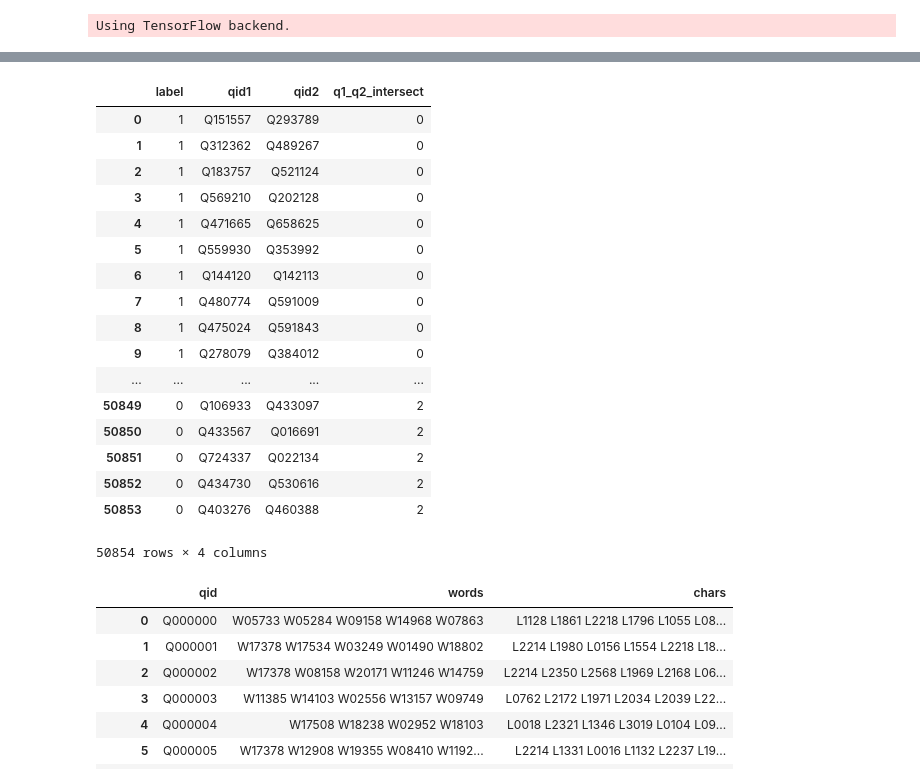
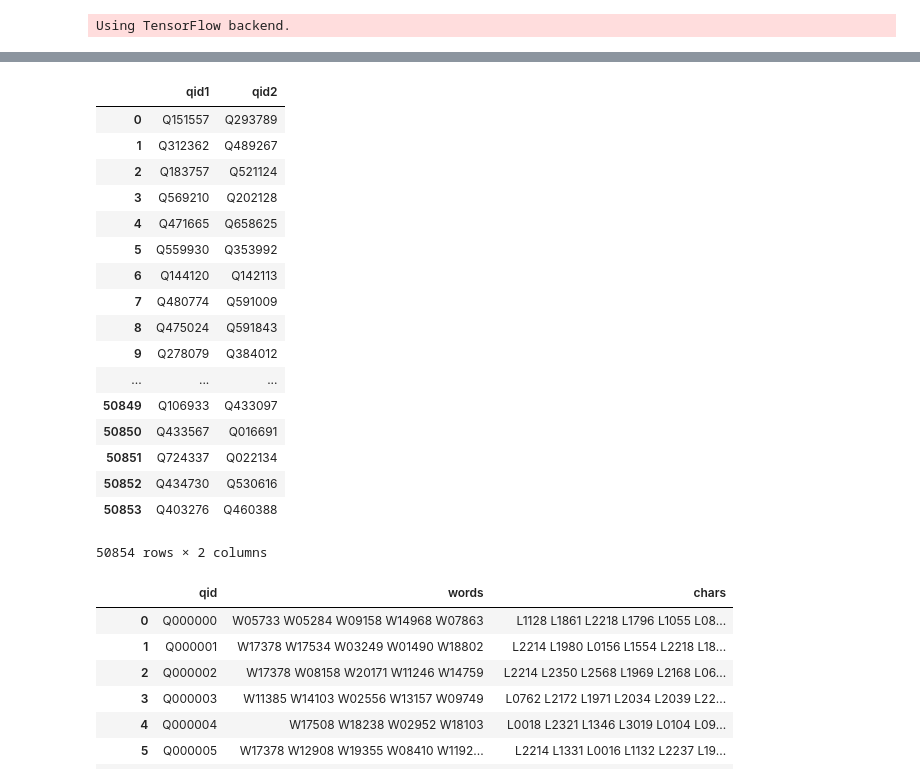
Before and after one commit to IceFlameWorm/qpair, a Jupyter notebook: preprocessing/add_vectors_to_kn_sampled.ipynb, the cells around one changed output, grey strips where cells are left out. Drawn from its saved outputs; the diff is of its cells as text; code cells hidden in the pictures.

```diff
--- a/preprocessing/add_vectors_to_kn_sampled.ipynb
+++ b/preprocessing/add_vectors_to_kn_sampled.ipynb
@@ -14,9 +14,10 @@ from keras.preprocessing.sequence import pad_sequences
 # %% [output]
 Using TensorFlow backend.
 # %%
-KN_PAIRS_SAMPLED_PATH = '/root/mounted/datasets/data_0521/intermediate/'
-KN_PAIRS_SAMPLED_TRAIN_CSV = os.path.join(KN_PAIRS_SAMPLED_PATH, 'kn_train_test_pairs_sampled_train.csv')
-KN_PAIRS_SAMPLED_TEST_CSV = os.path.join(KN_PAIRS_SAMPLED_PATH, 'kn_train_test_pairs_sampled_test.csv')
+# KN_PAIRS_SAMPLED_PATH = '/root/mounted/datasets/data_0521/intermediate/'
+KN_PAIRS_SAMPLED_PATH = '/root/mounted/datasets/data_0523/publish/'
+KN_PAIRS_SAMPLED_TRAIN_CSV = os.path.join(KN_PAIRS_SAMPLED_PATH, 'train.csv')
+KN_PAIRS_SAMPLED_TEST_CSV = os.path.join(KN_PAIRS_SAMPLED_PATH, 'test.csv')
 # %%
 kn_pairs_sampled_train = pd.read_csv(KN_PAIRS_SAMPLED_TRAIN_CSV)
 kn_pairs_sampled_train
@@ -86,25 +88,26 @@ kn_pairs_sampled_test
 # %%
-kn_pairs_sampled_test.columns = ['label', 'qid1', 'qid2', 'q1_q2_intersect']
+# kn_pairs_sampled_test.columns = ['label', 'qid1', 'qid2', 'q1_q2_intersect']
+kn_pairs_sampled_test.columns = [ 'qid1', 'qid2']
 kn_pairs_sampled_test
 # %% [output]
-|  | label | qid1 | qid2 | q1_q2_intersect |
-| 0 | 1 | Q151557 | Q293789 | 0 |
-| 1 | 1 | Q312362 | Q489267 | 0 |
-| 2 | 1 | Q183757 | Q521124 | 0 |
-| 3 | 1 | Q569210 | Q202128 | 0 |
-| 4 | 1 | Q471665 | Q658625 | 0 |
-| 5 | 1 | Q559930 | Q353992 | 0 |
-| 6 | 1 | Q144120 | Q142113 | 0 |
-| 7 | 1 | Q480774 | Q591009 | 0 |
-| 8 | 1 | Q475024 | Q591843 | 0 |
-| 9 | 1 | Q278079 | Q384012 | 0 |
-| ... | ... | ... | ... | ... |
-| 50849 | 0 | Q106933 | Q433097 | 2 |
-| 50850 | 0 | Q433567 | Q016691 | 2 |
-| 50851 | 0 | Q724337 | Q022134 | 2 |
-| 50852 | 0 | Q434730 | Q530616 | 2 |
-| 50853 | 0 | Q403276 | Q460388 | 2 |
+|  | qid1 | qid2 |
+| 0 | Q151557 | Q293789 |
+| 1 | Q312362 | Q489267 |
+| 2 | Q183757 | Q521124 |
+| 3 | Q569210 | Q202128 |
+| 4 | Q471665 | Q658625 |
+| 5 | Q559930 | Q353992 |
+| 6 | Q144120 | Q142113 |
+| 7 | Q480774 | Q591009 |
+| 8 | Q475024 | Q591843 |
+| 9 | Q278079 | Q384012 |
+| ... | ... | ... |
+| 50849 | Q106933 | Q433097 |
+| 50850 | Q433567 | Q016691 |
+| 50851 | Q724337 | Q022134 |
+| 50852 | Q434730 | Q530616 |
+| 50853 | Q403276 | Q460388 |
-50854 rows × 4 columns
+50854 rows × 2 columns
 # %%
 with open(QUESTION_PKL, 'rb') as f:
     qs = pickle.load(f)
```
Also changed, not shown: parts of 9 cells of this notebook, 4 other files.
